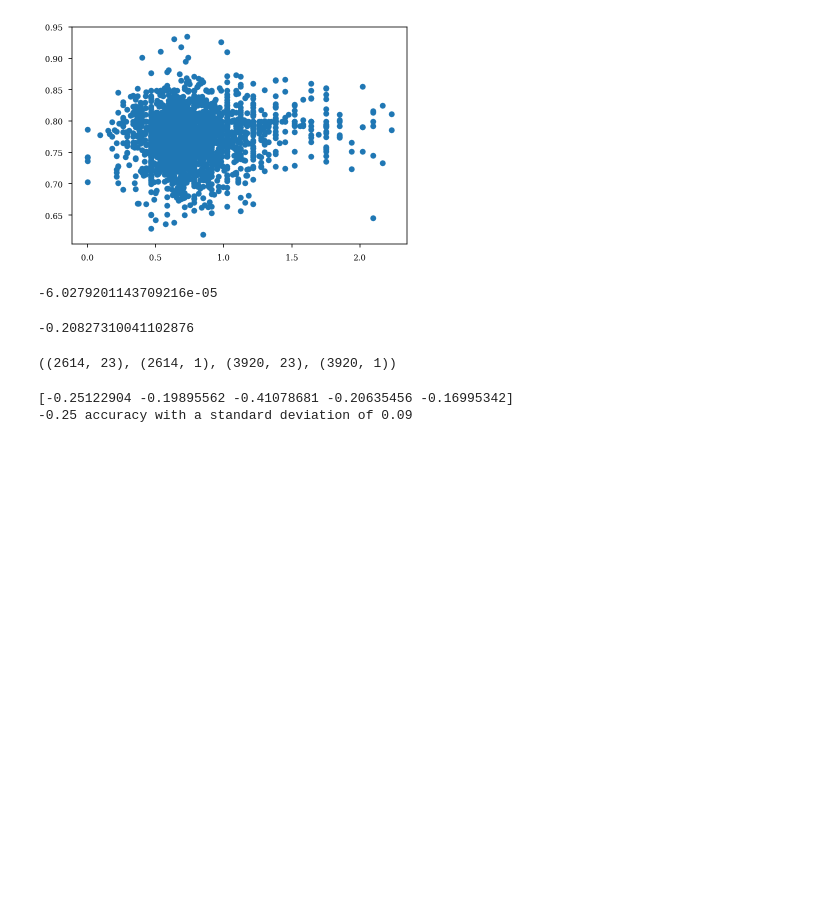
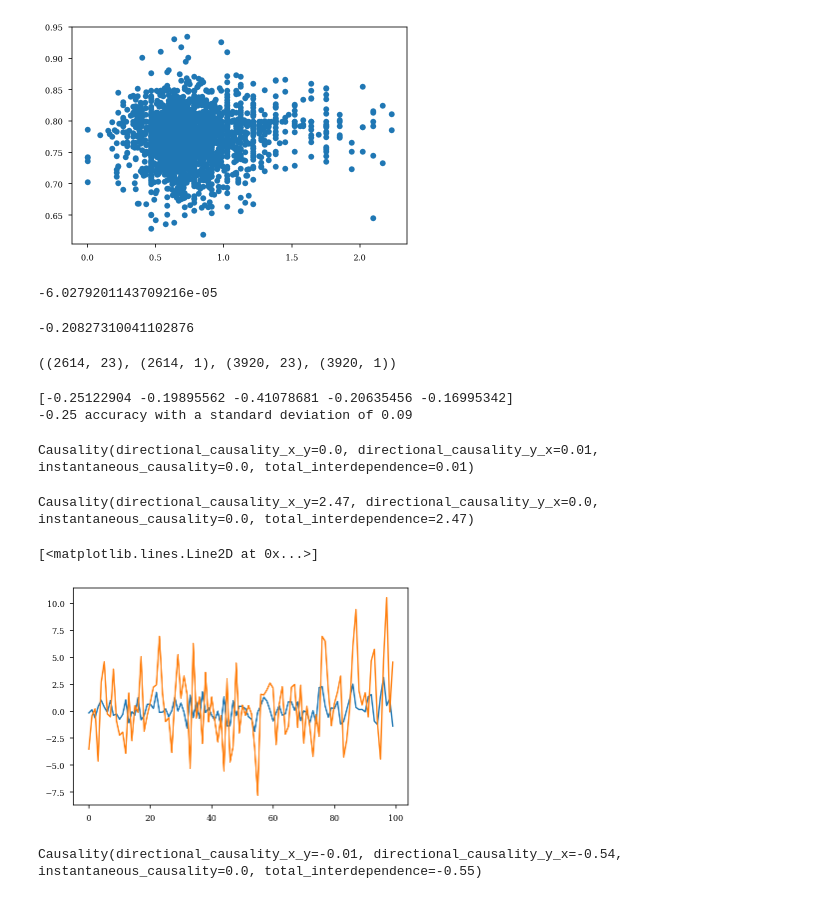
Before and after one commit to ryanharvey1/ripple_heterogeneity, a Jupyter notebook: scripts/readout/predict_downsteam.ipynb, the cells around one changed output. Cells and saved outputs as stored; diff of their text form; code cells hidden in the pictures; blank space fills up the shorter version.

```diff
--- a/scripts/readout/predict_downsteam.ipynb
+++ b/scripts/readout/predict_downsteam.ipynb
@@ -288,3 +336,28 @@ print("%0.2f accuracy with a standard deviation of %0.2f" % (scores.mean(), scor
 # %% [output]
 [-0.25122904 -0.19895562 -0.41078681 -0.20635456 -0.16995342]
 -0.25 accuracy with a standard deviation of 0.09
+# %%
+from elephant.causality.granger import pairwise_granger
+pairwise_granger(np.random.uniform(size=(1000, 2)), max_order=2)
+# %% [output]
+Causality(directional_causality_x_y=0.0, directional_causality_y_x=0.01, instantaneous_causality=0.0, total_interdependence=0.01)
+# %%
+x = np.random.randn(1001)
+y = 3.5 * x[:-1] + np.random.randn(1000)
+signals = np.array([x[1:], y]).T  # N x 2 matrix
+pairwise_granger(signals, max_order=1)
+# %% [output]
+Causality(directional_causality_x_y=2.47, directional_causality_y_x=0.0, instantaneous_causality=0.0, total_interdependence=2.47)
+# %%
+plt.plot(signals[0:100,0])
+plt.plot(signals[0:100,1])
+# %% [output]
+[<matplotlib.lines.Line2D at 0x...>]
+[figure, added]
+# %%
+signals = np.hstack([y_test.reshape(-1,1),X_test[:,0].reshape(-1,1)])
+pairwise_granger(signals, max_order=1)
+# signals
+# X_test.shape, y_test.shape
+# %% [output]
+Causality(directional_causality_x_y=-0.01, directional_causality_y_x=-0.54, instantaneous_causality=0.0, total_interdependence=-0.55)
```
Also changed, not shown: parts of 7 cells of this notebook, 2 other files.
